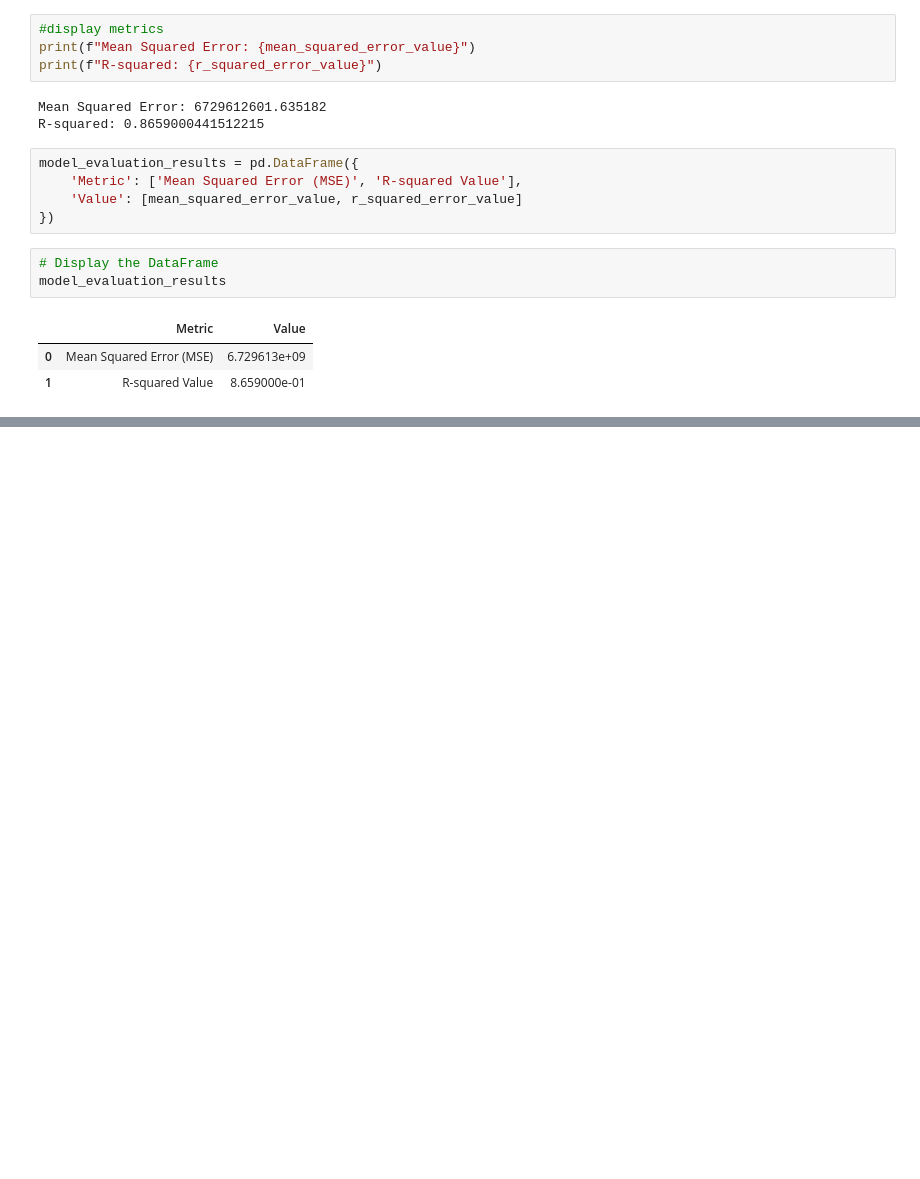
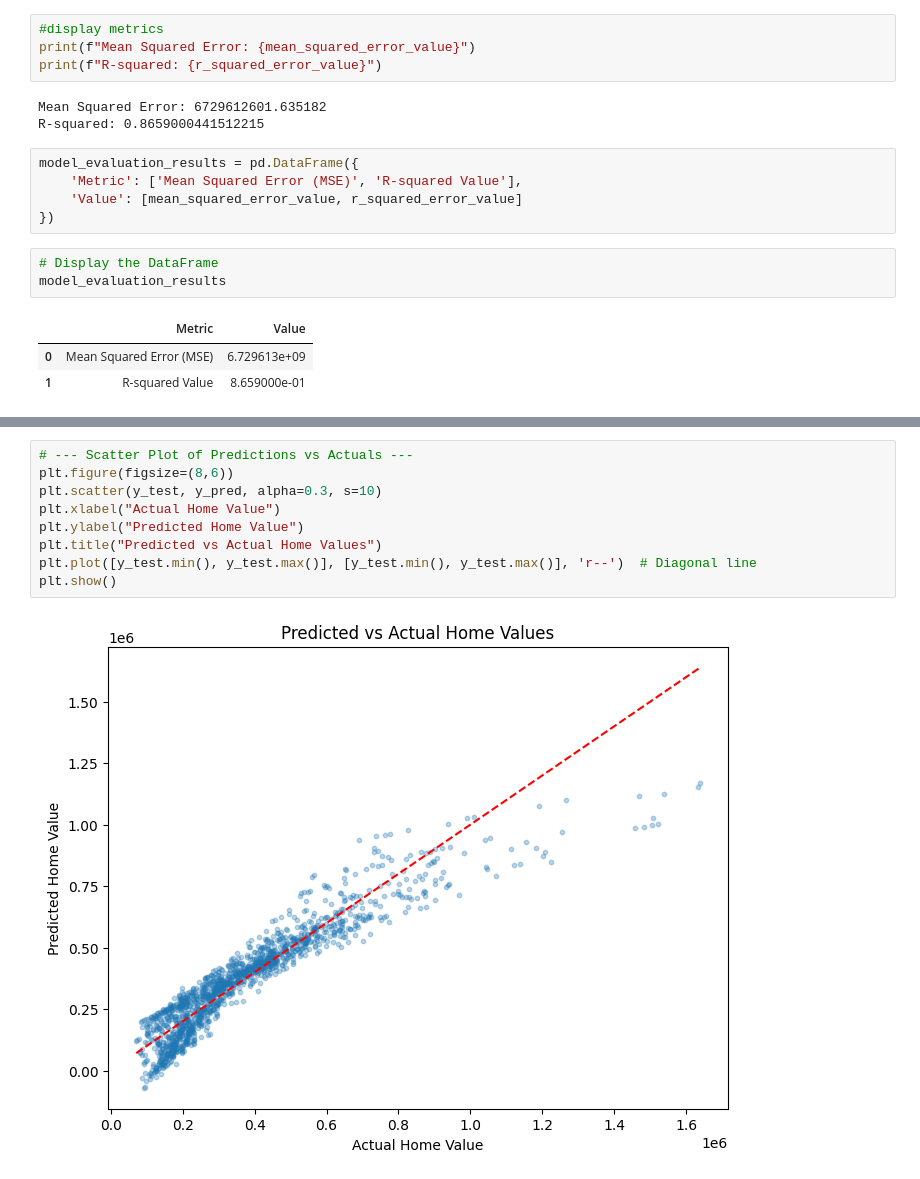
Before and after one commit to Angelinamurdock/final_project_group_2, a Jupyter notebook: Zillowregressionk_.ipynb, the cells around one changed output, grey strips where cells are left out. Cells and saved outputs as stored; diff of their text form; blank space fills up the shorter version.

Commit message:
heatmap and scatter plot added

```diff
--- a/Zillowregressionk_.ipynb
+++ b/Zillowregressionk_.ipynb
@@ -114,0 +132,11 @@ model_evaluation_results
+# %%
+# --- Scatter Plot of Predictions vs Actuals ---
+plt.figure(figsize=(8,6))
+plt.scatter(y_test, y_pred, alpha=0.3, s=10)
+plt.xlabel("Actual Home Value")
+plt.ylabel("Predicted Home Value")
+plt.title("Predicted vs Actual Home Values")
+plt.plot([y_test.min(), y_test.max()], [y_test.min(), y_test.max()], 'r--')  # Diagonal line
+plt.show()
+# %% [output]
+[figure, added]
```
Also changed, not shown: parts of 10 cells of this notebook.
